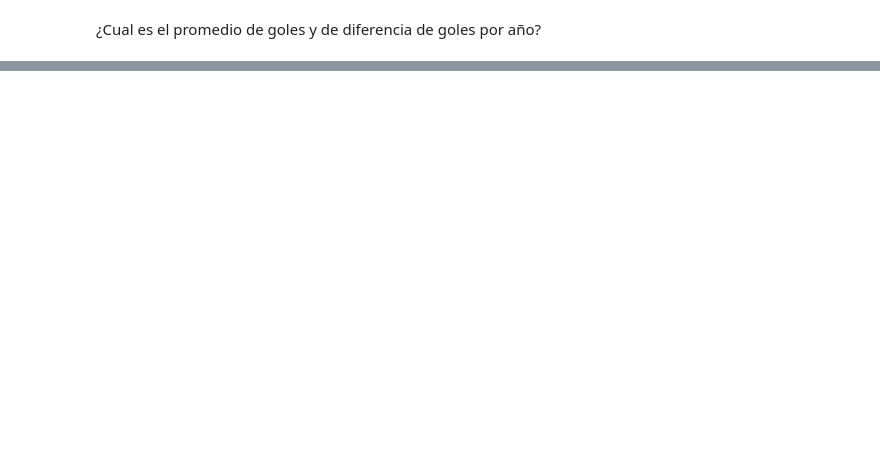
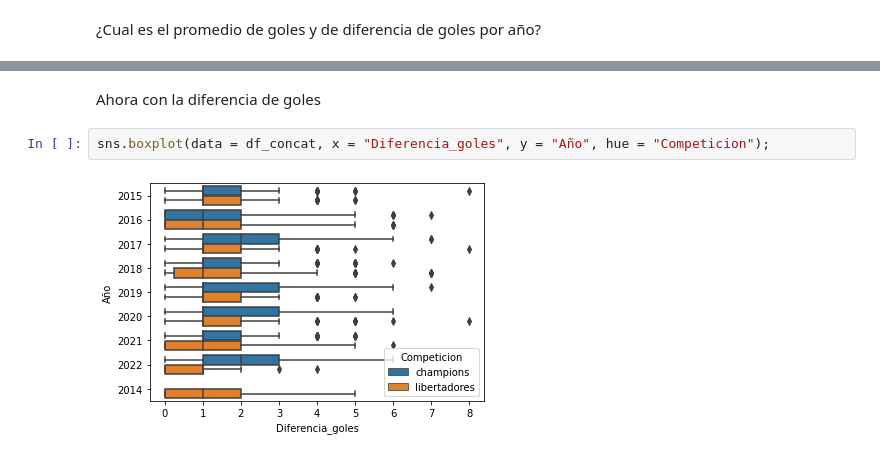
Before and after one commit to ThareauB/Proyecto-libertadores, a Jupyter notebook: proyecto_lib_ y_champ.ipynb, the cells around one changed output, grey strips where cells are left out. Drawn from its saved outputs; the diff is of its cells as text; blank space fills up the shorter version.

```diff
--- a/proyecto_lib_ y_champ.ipynb
+++ b/proyecto_lib_ y_champ.ipynb
@@ -768,0 +795,6 @@ En el año 2022 El Goles más común fue 2.0 y la diferencia de goles con mayor
+# %% [markdown]
+Ahora con la diferencia de goles
+# %%
+sns.boxplot(data = df_concat, x = "Diferencia_goles", y = "Año", hue = "Competicion");
+# %% [output]
+[figure, added]
```
Also changed, not shown: parts of 21 cells of this notebook.
